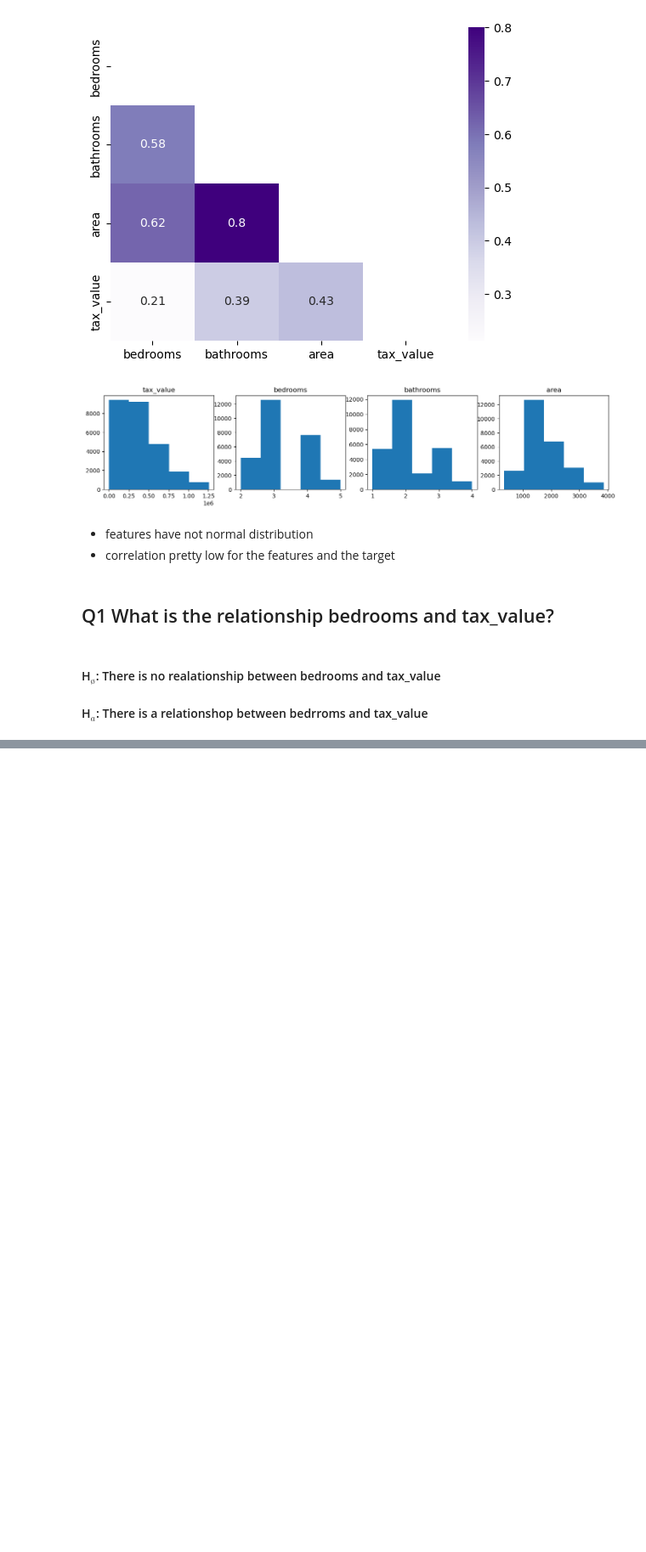
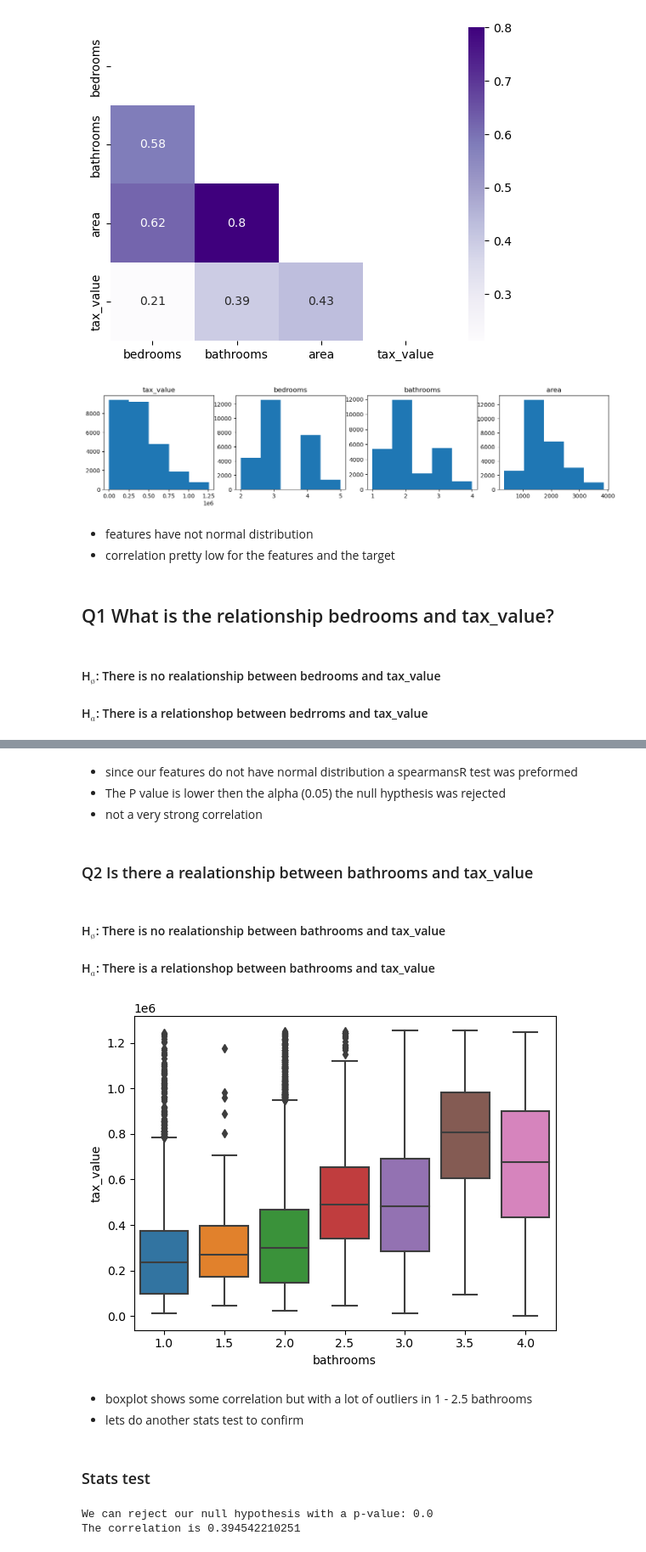
Before and after one commit to Jburch01/regression_project, a Jupyter notebook: final_report.ipynb, the cells around one changed output, grey strips where cells are left out. Shown at 85% size. Saved outputs shown, nothing was run; the diff lists cells and outputs as text; code cells hidden in the pictures; blank space fills up the shorter version.

```diff
--- a/final_report.ipynb
+++ b/final_report.ipynb
@@ -114,0 +133,24 @@ m.get_distribution_and_corr(train)
+# %% [markdown]
+- since our features do not have normal distribution a spearmansR test was preformed
+- The P value is lower then the alpha (0.05) the null hypthesis was rejected
+- not a very strong correlation
+# %% [markdown]
+### Q2 Is there a realationship between bathrooms and tax_value
+# %% [markdown]
+#### H$_ø$: There is no realationship between bathrooms and tax_value
+#### H$_a$: There is a relationshop between bathrooms and tax_value
+# %%
+m.get_visual(train, 'bathrooms', 'tax_value', sns.boxplot)
+# %% [output]
+[figure, added]
+# %% [markdown]
+- boxplot shows some correlation but with a lot of outliers in 1 - 2.5 bathrooms
+- lets do another stats test to confirm
+# %% [markdown]
+### Stats test
+# %%
+# Get stats test for x and y
+m.stats_test('bathrooms', 'tax_value', train)
+# %% [output]
+We can reject our null hypothesis with a p-value: 0.0
+The correlation is 0.394542210251
```
Also changed, not shown: parts of 49 cells of this notebook.
